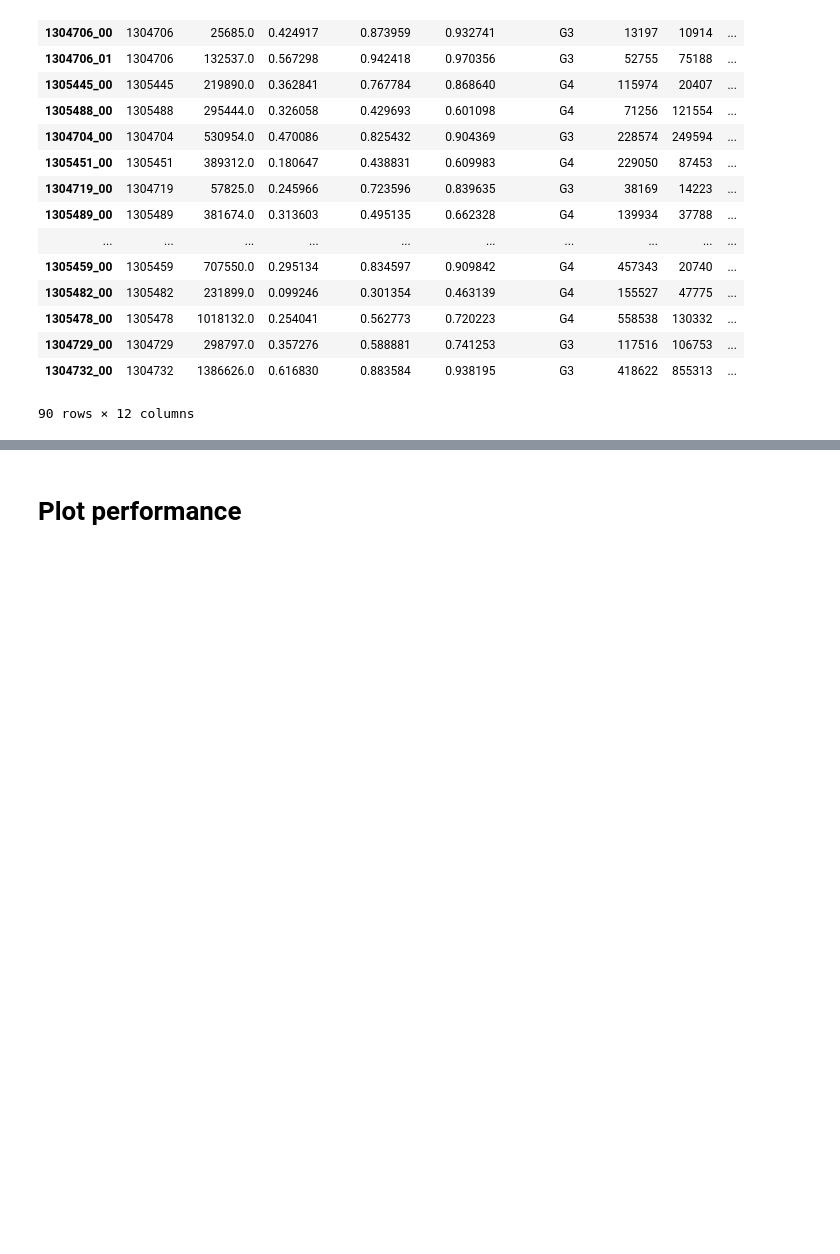
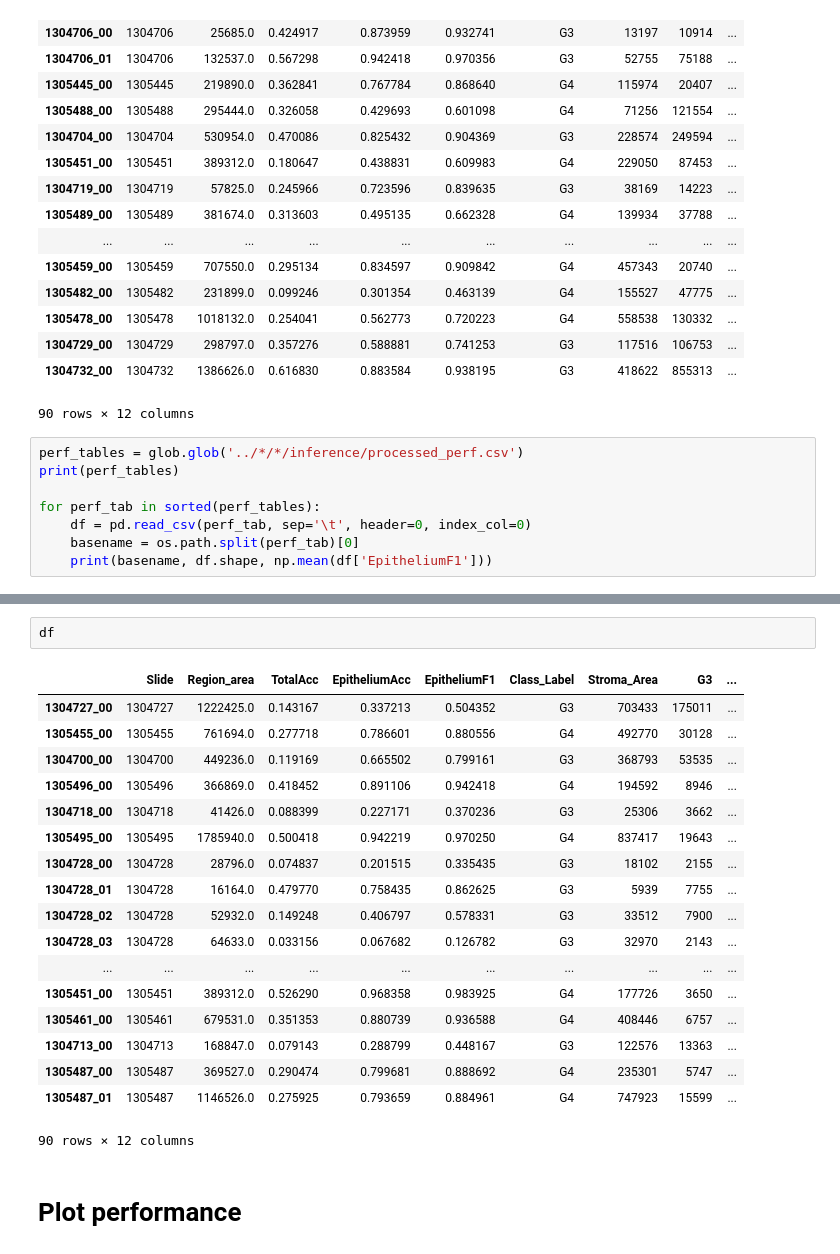
Before and after one commit to BioImageInformatics/gleason_grade, a Jupyter notebook: notebooks/evaluate_wsi.ipynb, the cells around one changed output, grey strips where cells are left out. Saved outputs shown, nothing was run; the diff lists cells and outputs as text; blank space fills up the shorter version.

```diff
--- a/notebooks/evaluate_wsi.ipynb
+++ b/notebooks/evaluate_wsi.ipynb
@@ -197,3 +232,11 @@ perf_df
 | 1304729_00 | 1304729 | 298797.0 | 0.357276 | 0.588881 | 0.741253 | G3 | 117516 | 106753 | ... |
 | 1304732_00 | 1304732 | 1386626.0 | 0.616830 | 0.883584 | 0.938195 | G3 | 418622 | 855313 | ... |
 90 rows × 12 columns
+# %%
+perf_tables = glob.glob('../*/*/inference/processed_perf.csv')
+print(perf_tables)
+
+for perf_tab in sorted(perf_tables):
+    df = pd.read_csv(perf_tab, sep='\t', header=0, index_col=0)
+    basename = os.path.split(perf_tab)[0]
+    print(basename, df.shape, np.mean(df['EpitheliumF1']))
@@ -200,3 +261,24 @@ perf_df
+# %%
+df
+# %% [output]
+|  | Slide | Region_area | TotalAcc | EpitheliumAcc | EpitheliumF1 | Class_Label | Stroma_Area | G3 | ... |
+| 1304727_00 | 1304727 | 1222425.0 | 0.143167 | 0.337213 | 0.504352 | G3 | 703433 | 175011 | ... |
+| 1305455_00 | 1305455 | 761694.0 | 0.277718 | 0.786601 | 0.880556 | G4 | 492770 | 30128 | ... |
+| 1304700_00 | 1304700 | 449236.0 | 0.119169 | 0.665502 | 0.799161 | G3 | 368793 | 53535 | ... |
+| 1305496_00 | 1305496 | 366869.0 | 0.418452 | 0.891106 | 0.942418 | G4 | 194592 | 8946 | ... |
+| 1304718_00 | 1304718 | 41426.0 | 0.088399 | 0.227171 | 0.370236 | G3 | 25306 | 3662 | ... |
+| 1305495_00 | 1305495 | 1785940.0 | 0.500418 | 0.942219 | 0.970250 | G4 | 837417 | 19643 | ... |
+| 1304728_00 | 1304728 | 28796.0 | 0.074837 | 0.201515 | 0.335435 | G3 | 18102 | 2155 | ... |
+| 1304728_01 | 1304728 | 16164.0 | 0.479770 | 0.758435 | 0.862625 | G3 | 5939 | 7755 | ... |
+| 1304728_02 | 1304728 | 52932.0 | 0.149248 | 0.406797 | 0.578331 | G3 | 33512 | 7900 | ... |
+| 1304728_03 | 1304728 | 64633.0 | 0.033156 | 0.067682 | 0.126782 | G3 | 32970 | 2143 | ... |
+| ... | ... | ... | ... | ... | ... | ... | ... | ... | ... |
+| 1305451_00 | 1305451 | 389312.0 | 0.526290 | 0.968358 | 0.983925 | G4 | 177726 | 3650 | ... |
+| 1305461_00 | 1305461 | 679531.0 | 0.351353 | 0.880739 | 0.936588 | G4 | 408446 | 6757 | ... |
+| 1304713_00 | 1304713 | 168847.0 | 0.079143 | 0.288799 | 0.448167 | G3 | 122576 | 13363 | ... |
+| 1305487_00 | 1305487 | 369527.0 | 0.290474 | 0.799681 | 0.888692 | G4 | 235301 | 5747 | ... |
+| 1305487_01 | 1305487 | 1146526.0 | 0.275925 | 0.793659 | 0.884961 | G4 | 747923 | 15599 | ... |
+90 rows × 12 columns
 # %% [markdown]
 # Plot performance
 # %%
```
Also changed, not shown: parts of 6 cells of this notebook, 1 other file.
